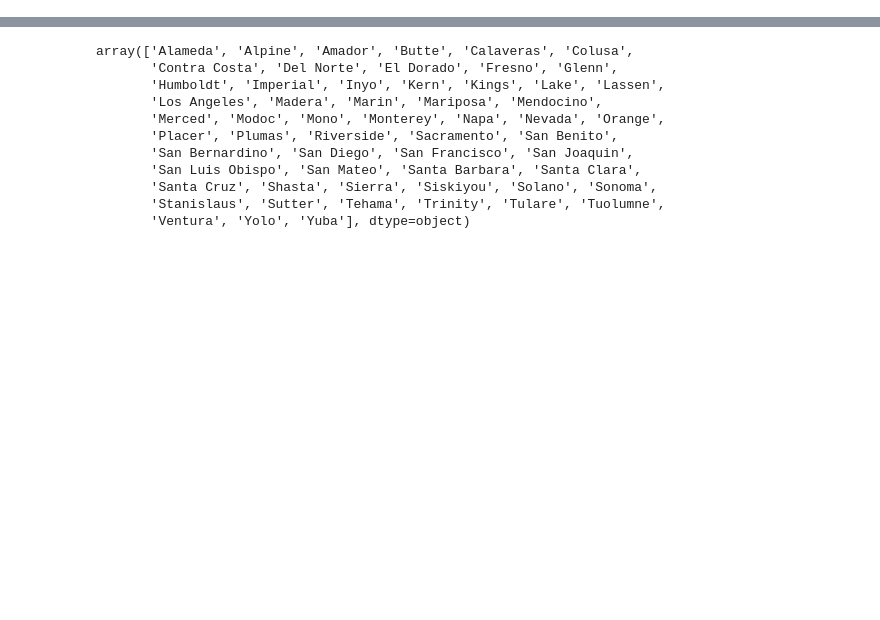
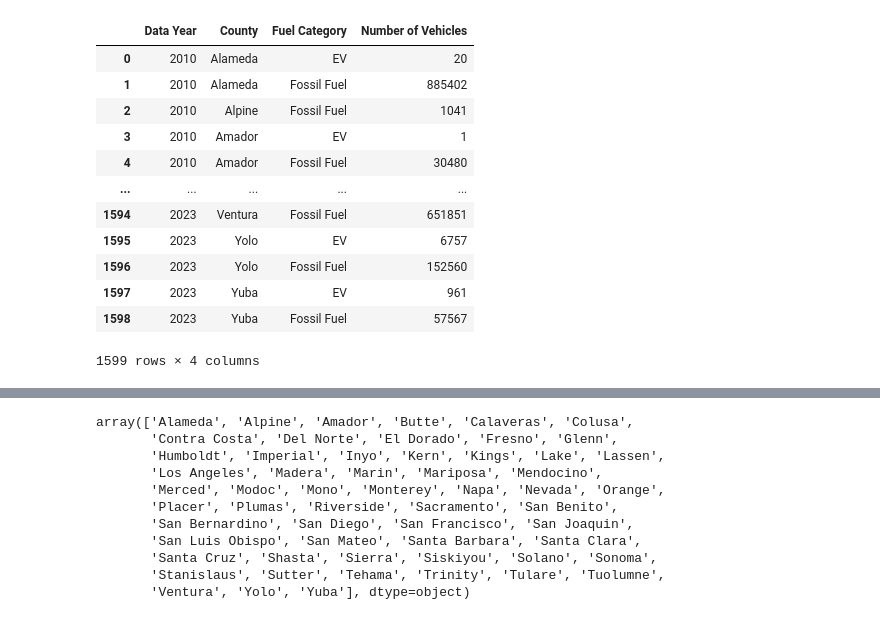
Before and after one commit to kellerl7/SIADS_Milestone_1, a Jupyter notebook: bretts_notebook.ipynb, the cells around one changed output, grey strips where cells are left out. Drawn from its saved outputs; the diff is of its cells as text; code cells hidden in the pictures; blank space fills up the shorter version.

Commit message:
data cleaning and manipulation

```diff
--- a/bretts_notebook.ipynb
+++ b/bretts_notebook.ipynb
@@ -1,4 +1,6 @@
 # %%
 import pandas as pd
-df_multiple_sheets = pd.read_excel('california_vehicle.xlsx',sheet_name=["County", "ZIP"])
+## manually inspecting the vehicle data reveals there are three work sheets ##
+## The work sheet we care about is the 'County' worksheet as a df. ##
+countyvehicle_df = pd.read_excel('vehicle_data/california_vehicle.xlsx',sheet_name="County")
 # %%
@@ -15,0 +21,3 @@ Index(['Data Year', 'County', 'Dashboard Fuel Type Group', 'Fuel Type', 'Make',
+# %%
+## We're not interested in the Make or Model of the car, so let's drop those values ##
+countyvehicle_df = countyvehicle_df.drop(columns=['Make','Model'])
@@ -15,0 +68,4 @@ Index(['Data Year', 'County', 'Dashboard Fuel Type Group', 'Fuel Type', 'Make',
+# %%
+## Looks like only 2021 and 2022 have vehicles from out of state present ##
+## Since out of state is only present for two years, we'll drop those values and note our assumption that they have a marginal impact ##
+calcountyvehicle_df = countyvehicle_df[~countyvehicle_df['County'].isin(['Out of State'])]
@@ -15,0 +96,17 @@ Index(['Data Year', 'County', 'Dashboard Fuel Type Group', 'Fuel Type', 'Make',
+# %%
+## It appears Dashboard Fuel Type Group goes ahead and clusters them together ##
+## We're going to make our own the assumption and group together vehicles based on fuel type ##
+## Diesel, Flex Fuel, Gasoline, Gasoline Hybrid, Natural Gas, and Propane will be treated as Fossil Fuels ##
+## Battery Electric, Fuel Cell, and Plug-in Hybrid will be treated as EVs ##
+fossil_fuels = ['Diesel', 'Flex Fuel', 'Gasoline', 'Gasoline Hybrid', 'Natural Gas', 'Propane']
+evs = ['Battery Electric (BEV)', 'Fuel Cell (FCEV)', 'Plug-in Hybrid (PHEV)']
+def categorize_fuel(fuel_type):
+    if fuel_type in fossil_fuels:
+        return 'Fossil Fuel'
+    elif fuel_type in evs:
+        return 'EV'
+    else:
+        return 'Other'
+calcountyvehicle_df.loc[:, 'Fuel Category'] = calcountyvehicle_df['Fuel Type'].apply(categorize_fuel)
+# Print the DataFrame to check the new column
+calcountyvehicle_df.head()
@@ -15,0 +120,17 @@ Index(['Data Year', 'County', 'Dashboard Fuel Type Group', 'Fuel Type', 'Make',
+# %%
+fueltype_per_countyyear_totals_df = calcountyvehicle_df.groupby(['Data Year','County','Fuel Category'])['Number of Vehicles'].sum().reset_index()
+fueltype_per_countyyear_totals_df
+# %% [output]
+|  | Data Year | County | Fuel Category | Number of Vehicles |
+| 0 | 2010 | Alameda | EV | 20 |
+| 1 | 2010 | Alameda | Fossil Fuel | 885402 |
+| 2 | 2010 | Alpine | Fossil Fuel | 1041 |
+| 3 | 2010 | Amador | EV | 1 |
+| 4 | 2010 | Amador | Fossil Fuel | 30480 |
+| ... | ... | ... | ... | ... |
+| 1594 | 2023 | Ventura | Fossil Fuel | 651851 |
+| 1595 | 2023 | Yolo | EV | 6757 |
+| 1596 | 2023 | Yolo | Fossil Fuel | 152560 |
+| 1597 | 2023 | Yuba | EV | 961 |
+| 1598 | 2023 | Yuba | Fossil Fuel | 57567 |
+1599 rows × 4 columns
```
Also changed, not shown: parts of 15 cells of this notebook.
